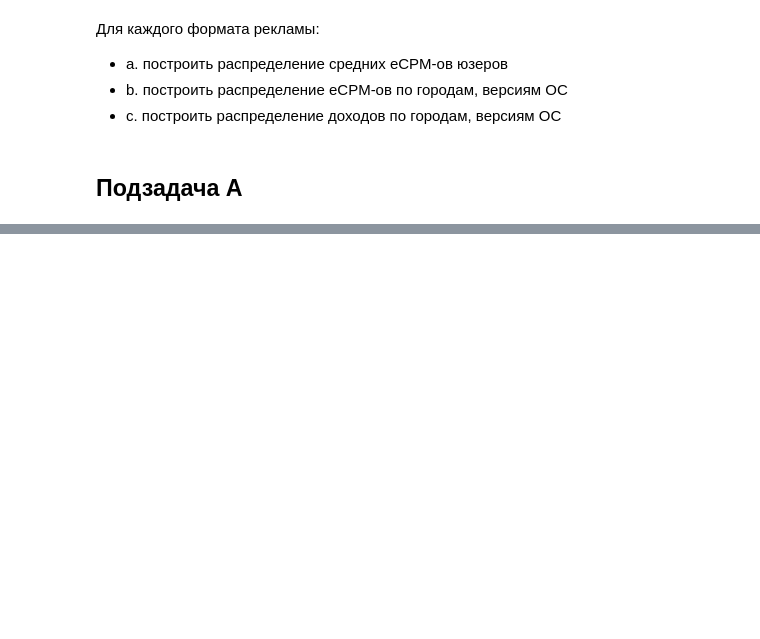
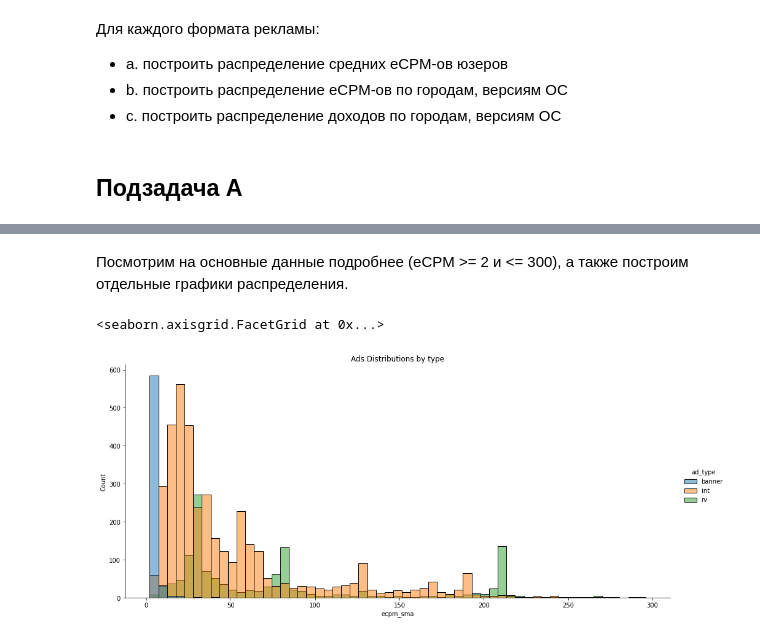
Before and after one commit to AxenovN/uga_dooga_task, a Jupyter notebook: the_task.ipynb, the cells around one changed output, grey strips where cells are left out. Cells and saved outputs as stored; diff of their text form; code cells hidden in the pictures; blank space fills up the shorter version.

```diff
--- a/the_task.ipynb
+++ b/the_task.ipynb
@@ -841,0 +888,14 @@ dtype: object
+# %% [markdown]
+Посмотрим на основные данные подробнее (eCPM >= 2 и <= 300), а также построим отдельные графики распределения.
+# %%
+'''
+!!! С этим графиком нужно быть внимательным:
+    1! Он искуственно ограничен, чтобы было удобнее посмотреть "основную часть"
+    2! Помнить, что распределение у баннеров (синий цвет) имеет более высокие значения от 0 до 1, которые не вошли сюда
+    3! У некоторых типов, а может и у всех, могут быть длинные хвосты справа (eCPM > 300)
+'''
+sns.displot(df1.query('ecpm_sma>=2 and ecpm_sma<=300'),
+            x="ecpm_sma", hue="ad_type", kind='hist', height=6, aspect=20/9).set(title='Ads Distributions by type')
+# %% [output]
+<seaborn.axisgrid.FacetGrid at 0x...>
+[figure, added]
```
Also changed, not shown: parts of 23 cells of this notebook.
